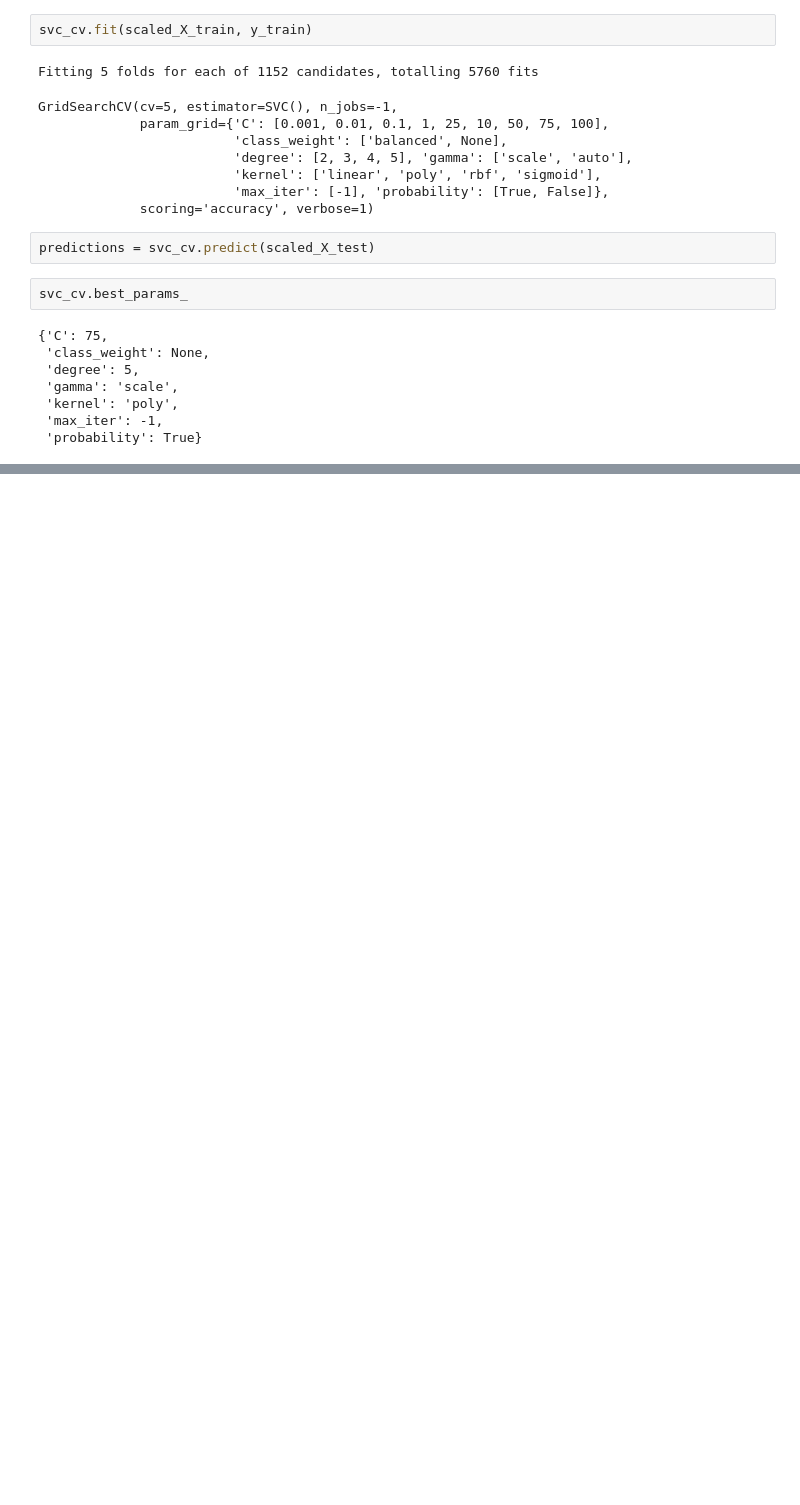
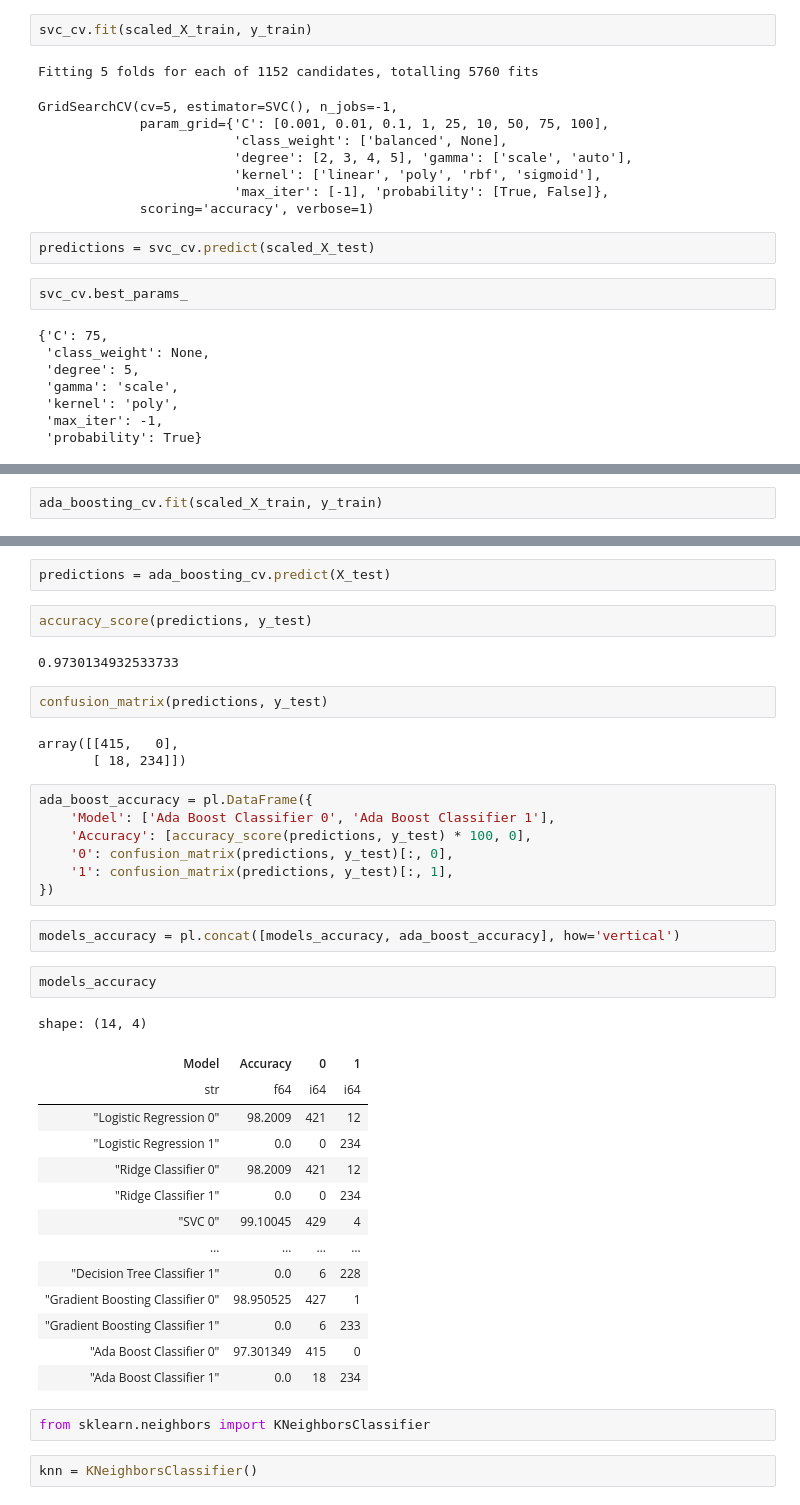
Before and after one commit to ZygimantasB/scikit-learn_training, a Jupyter notebook: Occupancy Detection/train.ipynb, the cells around one changed output, grey strips where cells are left out. Cells and saved outputs as stored; diff of their text form; blank space fills up the shorter version.

```diff
--- a/Occupancy Detection/train.ipynb
+++ b/Occupancy Detection/train.ipynb
@@ -334,0 +616,2 @@ ConfusionMatrixDisplay.from_predictions(y_test, predictions, cmap='Blues').ax_.g
+# %%
+ada_boosting_cv.fit(scaled_X_train, y_train)
@@ -334,0 +627,41 @@ ConfusionMatrixDisplay.from_predictions(y_test, predictions, cmap='Blues').ax_.g
+# %%
+predictions = ada_boosting_cv.predict(X_test)
+# %%
+accuracy_score(predictions, y_test)
+# %% [output]
+0.9730134932533733
+# %%
+confusion_matrix(predictions, y_test)
+# %% [output]
+array([[415,   0],
+       [ 18, 234]])
+# %%
+ada_boost_accuracy = pl.DataFrame({
+    'Model': ['Ada Boost Classifier 0', 'Ada Boost Classifier 1'],
+    'Accuracy': [accuracy_score(predictions, y_test) * 100, 0],
+    '0': confusion_matrix(predictions, y_test)[:, 0],
+    '1': confusion_matrix(predictions, y_test)[:, 1],
+})
+# %%
+models_accuracy = pl.concat([models_accuracy, ada_boost_accuracy], how='vertical')
+# %%
+models_accuracy
+# %% [output]
+shape: (14, 4)
+| Model | Accuracy | 0 | 1 |
+| str | f64 | i64 | i64 |
+| "Logistic Regression 0" | 98.2009 | 421 | 12 |
+| "Logistic Regression 1" | 0.0 | 0 | 234 |
+| "Ridge Classifier 0" | 98.2009 | 421 | 12 |
+| "Ridge Classifier 1" | 0.0 | 0 | 234 |
+| "SVC 0" | 99.10045 | 429 | 4 |
+| … | … | … | … |
+| "Decision Tree Classifier 1" | 0.0 | 6 | 228 |
+| "Gradient Boosting Classifier 0" | 98.950525 | 427 | 1 |
+| "Gradient Boosting Classifier 1" | 0.0 | 6 | 233 |
+| "Ada Boost Classifier 0" | 97.301349 | 415 | 0 |
+| "Ada Boost Classifier 1" | 0.0 | 18 | 234 |
+# %%
+from sklearn.neighbors import KNeighborsClassifier
+# %%
+knn = KNeighborsClassifier()
```
Also changed, not shown: parts of 115 cells of this notebook, 3 other files.
